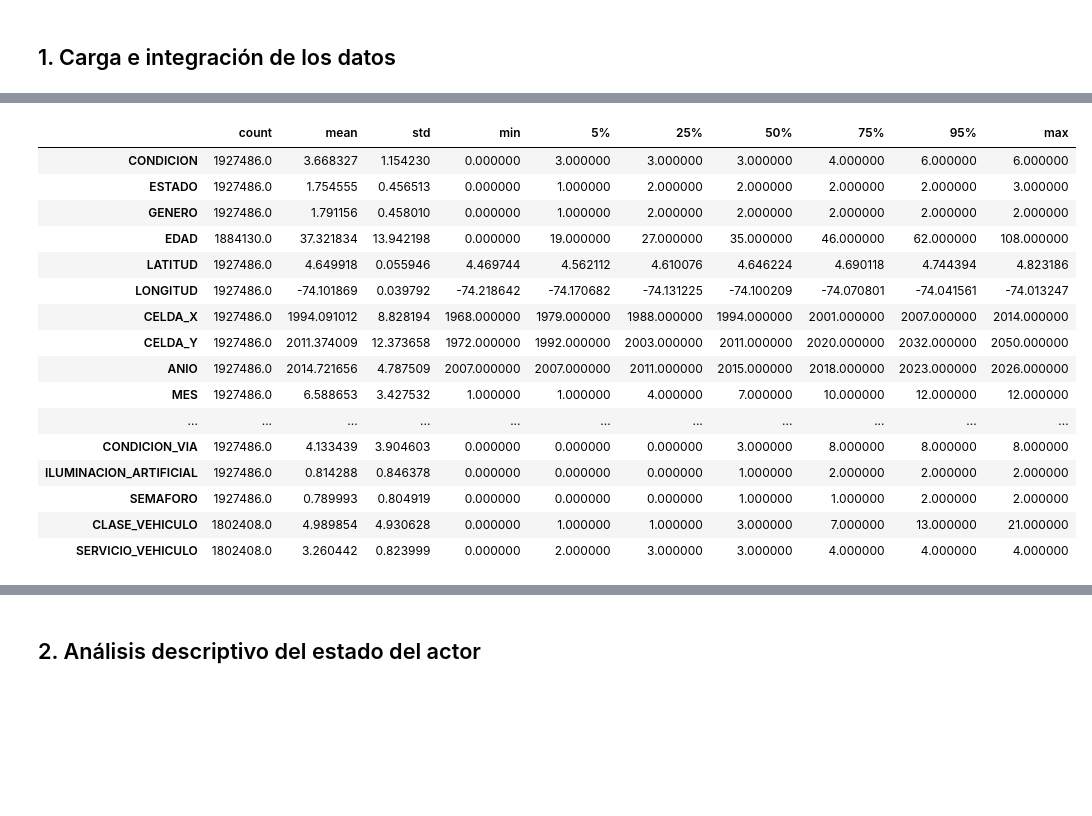
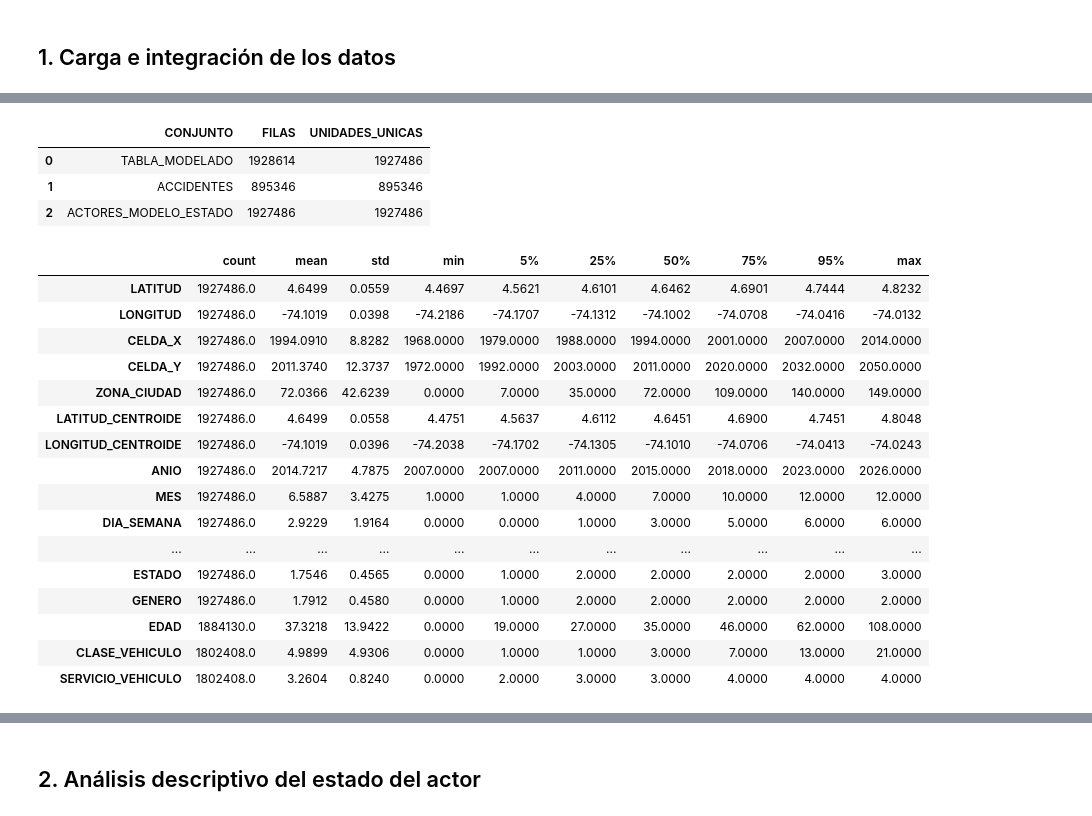
Before and after one commit to carlossil05/Prediruta, a Jupyter notebook: modelo/modelo_estado_victima.ipynb, the cells around one changed output, grey strips where cells are left out. Saved outputs shown, nothing was run; the diff lists cells and outputs as text; code cells hidden in the pictures; blank space fills up the shorter version.

```diff
--- a/modelo/modelo_estado_victima.ipynb
+++ b/modelo/modelo_estado_victima.ipynb
@@ -107 +90,10 @@ Raíz del proyecto: /Users/leonardoguzman/Documents/MIAD/Proyecto aplicado en an
+# %%
+# Carga de datos
+tabla_modelado = pd.read_csv(
+    RUTA_MODELADO,
+    encoding='utf-8-sig',
+    parse_dates=['FECHA_HORA'],
+    dtype={'ACTOR_ID': 'Int64', 'VEHICULO_ID': 'Int64'},
+    low_memory=False
+)
 # %%
@@ -215,0 +117,12 @@ memory usage: 621.3+ MB
+# %%
+# Preparación de datos para modelado de estado
+datos = tabla_modelado.loc[tabla_modelado['ACTOR_ID'].notna()].copy()
+datos['ACTOR_ID'] = datos['ACTOR_ID'].astype('int64')
+for columna in ['CONDICION', 'ESTADO', 'GENERO']:
+    datos[columna] = datos[columna].astype('int64')
+
+assert datos['ACTOR_ID'].is_unique
+assert datos['ESTADO'].notna().all()
+
+display(datos.head())
+datos.info()
@@ -216,29 +154,49 @@ memory usage: 621.3+ MB
+# %%
+# Creación de inventario de datos
+inventario = pd.DataFrame({
+    'CONJUNTO': ['TABLA_MODELADO', 'ACCIDENTES', 'ACTORES_MODELO_ESTADO'],
+    'FILAS': [len(tabla_modelado), tabla_modelado['ACCIDENTE_ID'].nunique(), len(datos)],
+    'UNIDADES_UNICAS': [
+        tabla_modelado['ACTOR_ID'].nunique(dropna=True),
+        tabla_modelado['ACCIDENTE_ID'].nunique(),
+        datos['ACTOR_ID'].nunique()
+    ],
+})
+display(inventario)
+# %% [output]
+|  | CONJUNTO | FILAS | UNIDADES_UNICAS |
+| 0 | TABLA_MODELADO | 1928614 | 1927486 |
+| 1 | ACCIDENTES | 895346 | 895346 |
+| 2 | ACTORES_MODELO_ESTADO | 1927486 | 1927486 |
 # %%
 # Estadísticas descriptivas de las variables numéricas
 columnas_no_descriptivas = ['ACCIDENTE_ID', 'ACTOR_ID', 'VEHICULO_ID', 'CLIMA_ID']
+
 descriptivas = (
     datos.select_dtypes(include='number')
     .drop(columns=columnas_no_descriptivas, errors='ignore')
     .describe(percentiles=[0.05, 0.25, 0.50, 0.75, 0.95])
     .T
+    .round(4)
 )
+
 display(descriptivas)
 # %% [output]
 |  | count | mean | std | min | 5% | 25% | 50% | 75% | 95% | max |
-| CONDICION | 1927486.0 | 3.668327 | 1.154230 | 0.000000 | 3.000000 | 3.000000 | 3.000000 | 4.000000 | 6.000000 | 6.000000 |
-| ESTADO | 1927486.0 | 1.754555 | 0.456513 | 0.000000 | 1.000000 | 2.000000 | 2.000000 | 2.000000 | 2.000000 | 3.000000 |
-| GENERO | 1927486.0 | 1.791156 | 0.458010 | 0.000000 | 1.000000 | 2.000000 | 2.000000 | 2.000000 | 2.000000 | 2.000000 |
-| EDAD | 1884130.0 | 37.321834 | 13.942198 | 0.000000 | 19.000000 | 27.000000 | 35.000000 | 46.000000 | 62.000000 | 108.000000 |
-| LATITUD | 1927486.0 | 4.649918 | 0.055946 | 4.469744 | 4.562112 | 4.610076 | 4.646224 | 4.690118 | 4.744394 | 4.823186 |
-| LONGITUD | 1927486.0 | -74.101869 | 0.039792 | -74.218642 | -74.170682 | -74.131225 | -74.100209 | -74.070801 | -74.041561 | -74.013247 |
-| CELDA_X | 1927486.0 | 1994.091012 | 8.828194 | 1968.000000 | 1979.000000 | 1988.000000 | 1994.000000 | 2001.000000 | 2007.000000 | 2014.000000 |
-| CELDA_Y | 1927486.0 | 2011.374009 | 12.373658 | 1972.000000 | 1992.000000 | 2003.000000 | 2011.000000 | 2020.000000 | 2032.000000 | 2050.000000 |
-| ANIO | 1927486.0 | 2014.721656 | 4.787509 | 2007.000000 | 2007.000000 | 2011.000000 | 2015.000000 | 2018.000000 | 2023.000000 | 2026.000000 |
-| MES | 1927486.0 | 6.588653 | 3.427532 | 1.000000 | 1.000000 | 4.000000 | 7.000000 | 10.000000 | 12.000000 | 12.000000 |
+| LATITUD | 1927486.0 | 4.6499 | 0.0559 | 4.4697 | 4.5621 | 4.6101 | 4.6462 | 4.6901 | 4.7444 | 4.8232 |
+| LONGITUD | 1927486.0 | -74.1019 | 0.0398 | -74.2186 | -74.1707 | -74.1312 | -74.1002 | -74.0708 | -74.0416 | -74.0132 |
+| CELDA_X | 1927486.0 | 1994.0910 | 8.8282 | 1968.0000 | 1979.0000 | 1988.0000 | 1994.0000 | 2001.0000 | 2007.0000 | 2014.0000 |
+| CELDA_Y | 1927486.0 | 2011.3740 | 12.3737 | 1972.0000 | 1992.0000 | 2003.0000 | 2011.0000 | 2020.0000 | 2032.0000 | 2050.0000 |
+| ZONA_CIUDAD | 1927486.0 | 72.0366 | 42.6239 | 0.0000 | 7.0000 | 35.0000 | 72.0000 | 109.0000 | 140.0000 | 149.0000 |
+| LATITUD_CENTROIDE | 1927486.0 | 4.6499 | 0.0558 | 4.4751 | 4.5637 | 4.6112 | 4.6451 | 4.6900 | 4.7451 | 4.8048 |
+| LONGITUD_CENTROIDE | 1927486.0 | -74.1019 | 0.0396 | -74.2038 | -74.1702 | -74.1305 | -74.1010 | -74.0706 | -74.0413 | -74.0243 |
+| ANIO | 1927486.0 | 2014.7217 | 4.7875 | 2007.0000 | 2007.0000 | 2011.0000 | 2015.0000 | 2018.0000 | 2023.0000 | 2026.0000 |
+| MES | 1927486.0 | 6.5887 | 3.4275 | 1.0000 | 1.0000 | 4.0000 | 7.0000 | 10.0000 | 12.0000 | 12.0000 |
+| DIA_SEMANA | 1927486.0 | 2.9229 | 1.9164 | 0.0000 | 0.0000 | 1.0000 | 3.0000 | 5.0000 | 6.0000 | 6.0000 |
 | ... | ... | ... | ... | ... | ... | ... | ... | ... | ... | ... |
-| CONDICION_VIA | 1927486.0 | 4.133439 | 3.904603 | 0.000000 | 0.000000 | 0.000000 | 3.000000 | 8.000000 | 8.000000 | 8.000000 |
-| ILUMINACION_ARTIFICIAL | 1927486.0 | 0.814288 | 0.846378 | 0.000000 | 0.000000 | 0.000000 | 1.000000 | 2.000000 | 2.000000 | 2.000000 |
-| SEMAFORO | 1927486.0 | 0.789993 | 0.804919 | 0.000000 | 0.000000 | 0.000000 | 1.000000 | 1.000000 | 2.000000 | 2.000000 |
-| CLASE_VEHICULO | 1802408.0 | 4.989854 | 4.930628 | 0.000000 | 1.000000 | 1.000000 | 3.000000 | 7.000000 | 13.000000 | 21.000000 |
-| SERVICIO_VEHICULO | 1802408.0 | 3.260442 | 0.823999 | 0.000000 | 2.000000 | 3.000000 | 3.000000 | 4.000000 | 4.000000 | 4.000000 |
+| ESTADO | 1927486.0 | 1.7546 | 0.4565 | 0.0000 | 1.0000 | 2.0000 | 2.0000 | 2.0000 | 2.0000 | 3.0000 |
+| GENERO | 1927486.0 | 1.7912 | 0.4580 | 0.0000 | 1.0000 | 2.0000 | 2.0000 | 2.0000 | 2.0000 | 2.0000 |
+| EDAD | 1884130.0 | 37.3218 | 13.9422 | 0.0000 | 19.0000 | 27.0000 | 35.0000 | 46.0000 | 62.0000 | 108.0000 |
+| CLASE_VEHICULO | 1802408.0 | 4.9899 | 4.9306 | 0.0000 | 1.0000 | 1.0000 | 3.0000 | 7.0000 | 13.0000 | 21.0000 |
+| SERVICIO_VEHICULO | 1802408.0 | 3.2604 | 0.8240 | 0.0000 | 2.0000 | 3.0000 | 3.0000 | 4.0000 | 4.0000 | 4.0000 |
 # %%
```
Also changed, not shown: parts of 177 cells of this notebook, 9 other files.
